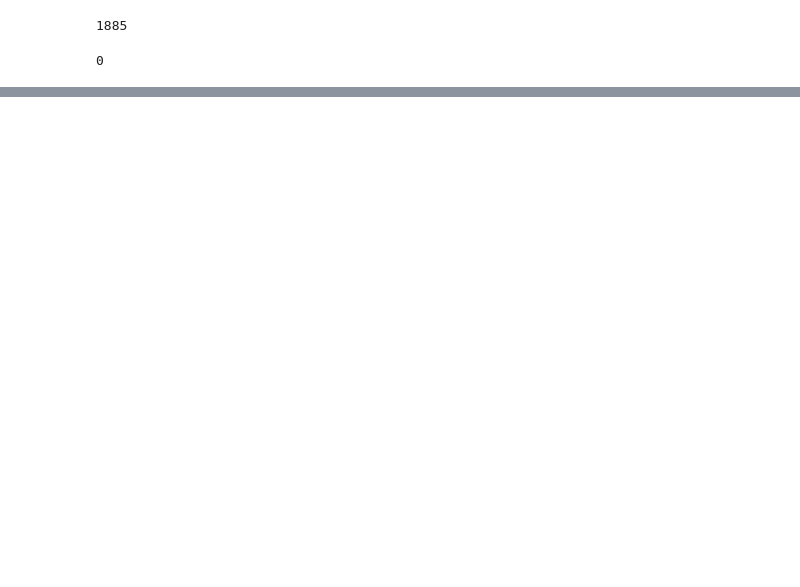
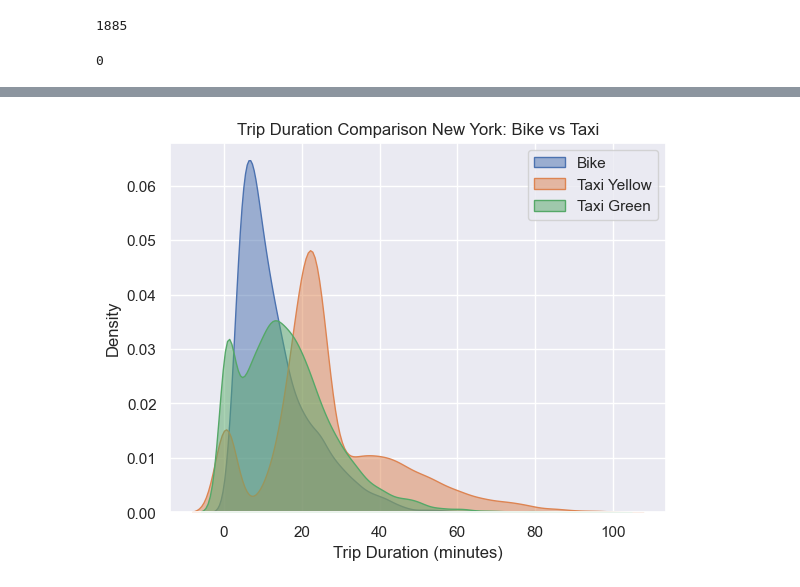
Before and after one commit to tanzhu91/Data_pipeline_dbt_bigquerry, a Jupyter notebook: analyses/EDA.ipynb, the cells around one changed output, grey strips where cells are left out. Saved outputs shown, nothing was run; the diff lists cells and outputs as text; code cells hidden in the pictures; blank space fills up the shorter version.

```diff
--- a/analyses/EDA.ipynb
+++ b/analyses/EDA.ipynb
@@ -357,0 +385,12 @@ plt.show()
+# %%
+sns.kdeplot(df_4['trip_duration_minutes_exact'], fill=True, label='Bike', alpha=0.5)
+sns.kdeplot(df_3['trip_duration_minutes_exact'], fill=True, label='Taxi Yellow', alpha=0.5)
+sns.kdeplot(df_7['trip_duration_minutes_exact'], fill=True, label='Taxi Green', alpha=0.5)
+
+plt.title('Trip Duration Comparison New York: Bike vs Taxi')
+plt.xlabel('Trip Duration (minutes)')
+plt.ylabel('Density')
+plt.legend()
+plt.show()
+# %% [output]
+[figure, added]
```
Also changed, not shown: parts of 25 cells of this notebook.
